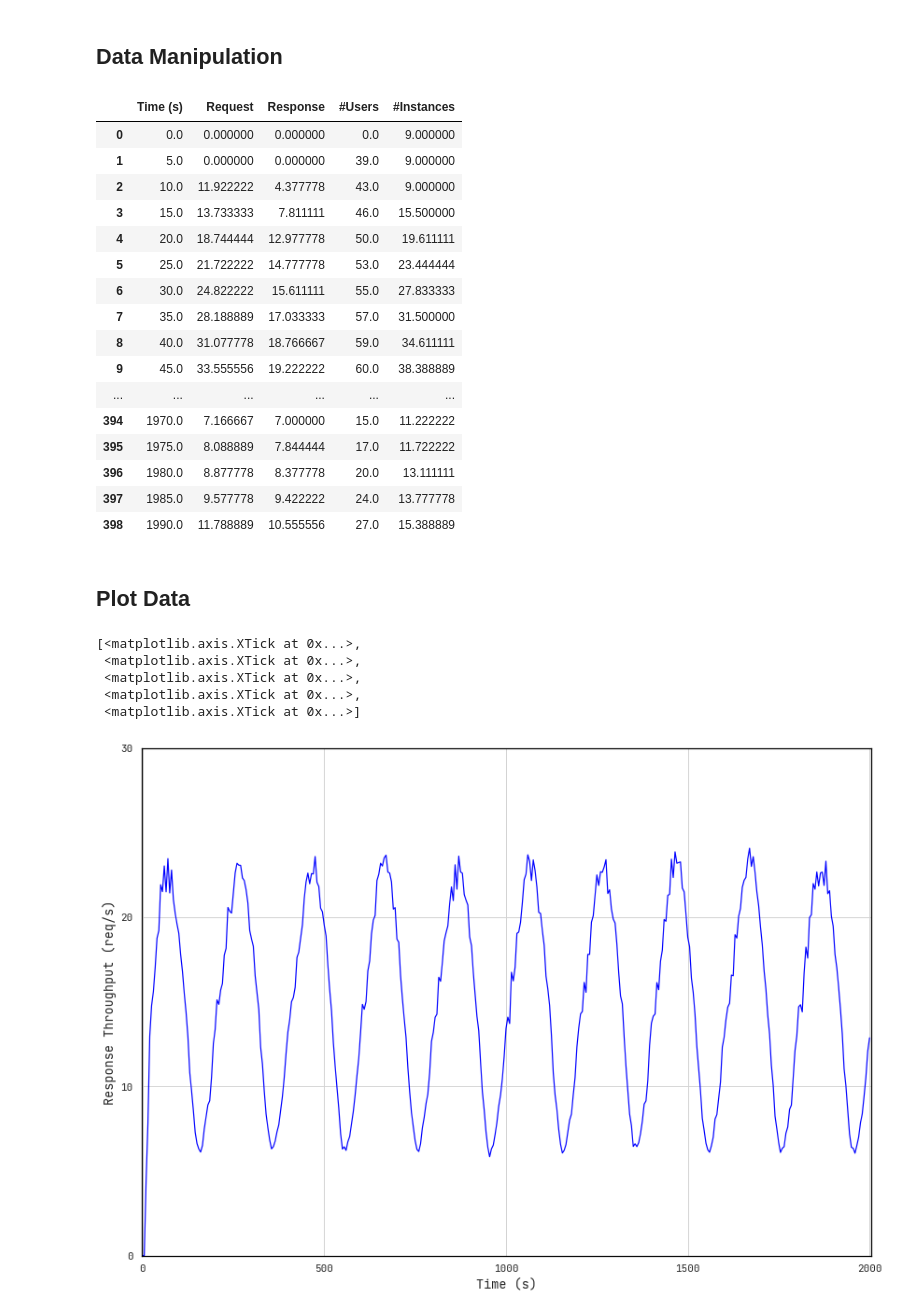
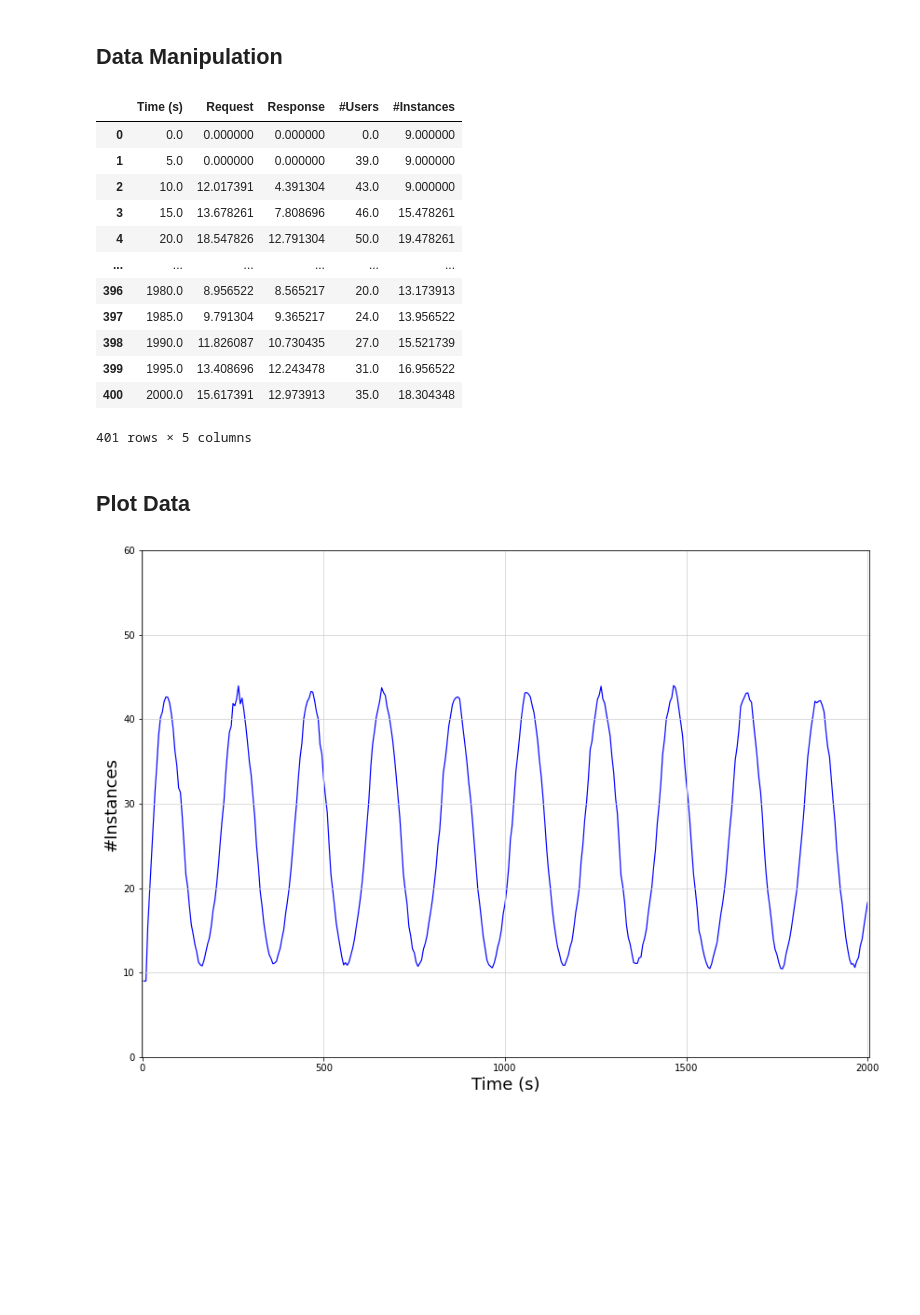
Before and after one commit to LBacchiani/acmeair_abs, a Jupyter notebook: benchmarks/main.ipynb, the cells around one changed output. Drawn from its saved outputs; the diff is of its cells as text; code cells hidden in the pictures; blank space fills up the shorter version.

```diff
--- a/benchmarks/main.ipynb
+++ b/benchmarks/main.ipynb
@@ -16,8 +16,8 @@ data_folder = 'data/'
 n_run = sum(1 for item in os.listdir(data_folder) if os.path.isfile(os.path.join(data_folder, item)))
 data_files = ['run' + str(i+1) + ".txt" for i in range(0,n_run)]
 target_cols = ['Response', '#Users', '#Instances']
-target_labels = ['Response Throughput (req/s)', '#Users', '#Instances']
-save_labels = ['througput', 'users', 'instances']
+target_labels = ['Throughput (req/s)', '#Users', '#Instances']
+save_labels = ['throughput', 'users', 'instances']
 steps = [50, 10, 200]
 cols = [1,3,5,7,9]
 column_names = ['Time (s)', 'Request', 'Response', '#Users', '#Instances']
@@ -43,24 +43,21 @@ average_df
 |  | Time (s) | Request | Response | #Users | #Instances |
 | 0 | 0.0 | 0.000000 | 0.000000 | 0.0 | 9.000000 |
 | 1 | 5.0 | 0.000000 | 0.000000 | 39.0 | 9.000000 |
-| 2 | 10.0 | 11.922222 | 4.377778 | 43.0 | 9.000000 |
-| 3 | 15.0 | 13.733333 | 7.811111 | 46.0 | 15.500000 |
-| 4 | 20.0 | 18.744444 | 12.977778 | 50.0 | 19.611111 |
-| 5 | 25.0 | 21.722222 | 14.777778 | 53.0 | 23.444444 |
-| 6 | 30.0 | 24.822222 | 15.611111 | 55.0 | 27.833333 |
-| 7 | 35.0 | 28.188889 | 17.033333 | 57.0 | 31.500000 |
-| 8 | 40.0 | 31.077778 | 18.766667 | 59.0 | 34.611111 |
-| 9 | 45.0 | 33.555556 | 19.222222 | 60.0 | 38.388889 |
+| 2 | 10.0 | 12.017391 | 4.391304 | 43.0 | 9.000000 |
+| 3 | 15.0 | 13.678261 | 7.808696 | 46.0 | 15.478261 |
+| 4 | 20.0 | 18.547826 | 12.791304 | 50.0 | 19.478261 |
 | ... | ... | ... | ... | ... | ... |
-| 394 | 1970.0 | 7.166667 | 7.000000 | 15.0 | 11.222222 |
-| 395 | 1975.0 | 8.088889 | 7.844444 | 17.0 | 11.722222 |
-| 396 | 1980.0 | 8.877778 | 8.377778 | 20.0 | 13.111111 |
-| 397 | 1985.0 | 9.577778 | 9.422222 | 24.0 | 13.777778 |
-| 398 | 1990.0 | 11.788889 | 10.555556 | 27.0 | 15.388889 |
+| 396 | 1980.0 | 8.956522 | 8.565217 | 20.0 | 13.173913 |
+| 397 | 1985.0 | 9.791304 | 9.365217 | 24.0 | 13.956522 |
+| 398 | 1990.0 | 11.826087 | 10.730435 | 27.0 | 15.521739 |
+| 399 | 1995.0 | 13.408696 | 12.243478 | 31.0 | 16.956522 |
+| 400 | 2000.0 | 15.617391 | 12.973913 | 35.0 | 18.304348 |
+401 rows × 5 columns
 # %% [markdown]
 ## Plot Data
 # %%
-target_index = 0
+target_index = 2
+save_label = save_labels[target_index]
 
 x = average_df['Time (s)']
 y = average_df[target_cols[target_index]]
@@ -82,39 +79,34 @@ p = ax.plot(x,
            linewidth=1.2,
            label=target_labels[target_index],
            zorder=1,
            alpha=1
            )
 
 up, down, step = 0,0,0
 if target_cols[target_index] == '#Users':
     up = 80
     step = 20
 elif target_cols[target_index] == 'Response':
     up = 30
     step = 10
 elif target_cols[target_index] == '#Instances':
     up = 60
     step = 10
 
 # set axis limits
 ax.set_yscale('linear')
 ax.set_xlim(-2, int(max(x)) + 5)
 ax.set_ylim(down, up)
 ax.set_yticks(range(0, up+1, step))
 
 # set ticks and labels
-ax.set_ylabel(target_labels[target_index], fontsize=13.5)
-ax.set_xlabel('Time (s)', fontsize=13.5)
+ax.set_ylabel(target_labels[target_index], fontsize=18)
+ax.set_xlabel('Time (s)', fontsize=18)
 ax.set_xticks(range(0, int(max(x)) + 500, 500))
 
 # legend settings
 #ax.legend(loc='upper left', ncol=1, frameon=True, fontsize=13.5)
 
-#fig.savefig(f'../../images/local_vs_global/reactive_reactive_enron/{save_label}_reactiveL_vs_reactiveG.pdf', dpi=300, format='pdf', bbox_inches='tight')
+fig.savefig(f'../../phd-thesis/figures/{save_label}.pdf', dpi=300, format='pdf', bbox_inches='tight')
 # %% [output]
-[<matplotlib.axis.XTick at 0x...>,
- <matplotlib.axis.XTick at 0x...>,
- <matplotlib.axis.XTick at 0x...>,
- <matplotlib.axis.XTick at 0x...>,
- <matplotlib.axis.XTick at 0x...>]
-[figure, old version]
+[figure, new version]
```
Also changed, not shown: 9 other files.
